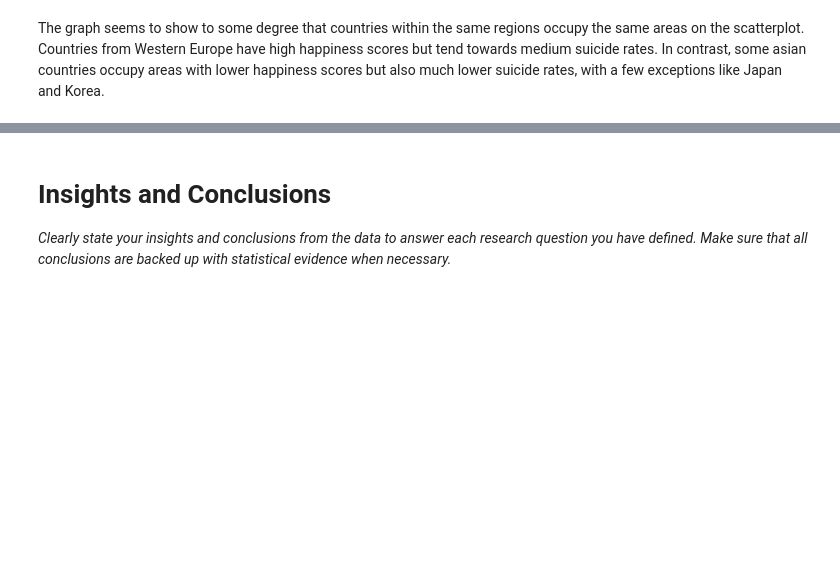
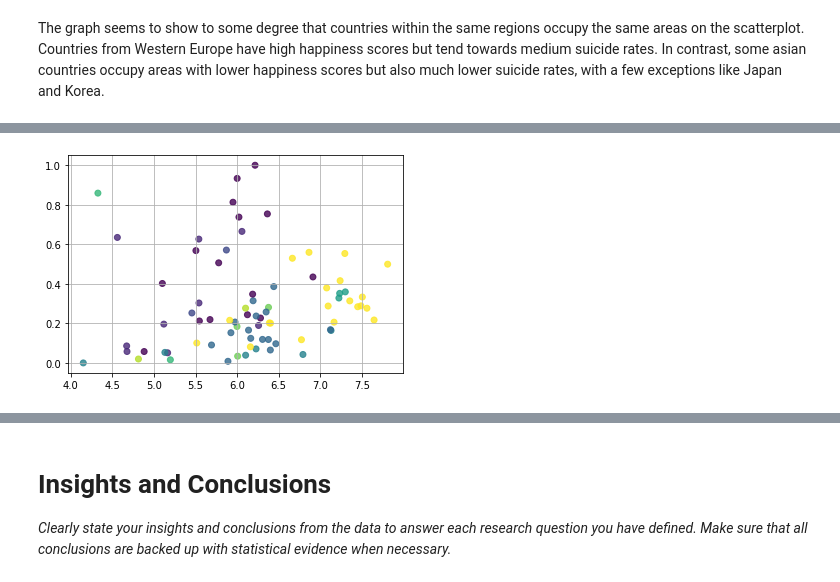
Before and after one commit to kayecandy/csmodel, a Jupyter notebook: Case Study/notebook.ipynb, the cells around one changed output, grey strips where cells are left out. Cells and saved outputs as stored; diff of their text form; code cells hidden in the pictures; blank space fills up the shorter version.

Commit message:
CS - clustering for second research question WIP
Added clustering steps for the second research question although the visualization still needs to be finished

```diff
--- a/Case Study/notebook.ipynb
+++ b/Case Study/notebook.ipynb
@@ -713,0 +721,8 @@ The graph seems to show to some degree that countries within the same regions oc
+# %%
+from kmeans import KMeans
+
+reduced_suicides_score_df = suicides_score_df[['Ladder score', 'normalized_rate', 'Regional indicator']].copy()
+kmeans = KMeans(10, 0, 2, 153, reduced_suicides_score_df)
+centroids = kmeans.initialize_centroids(reduced_suicides_score_df)
+
+reduced_suicides_score_df.head()
@@ -713,0 +736,9 @@ The graph seems to show to some degree that countries within the same regions oc
+# %%
+labels, index = np.unique(suicides_score_df['Regional indicator'], return_inverse=True)
+
+fig, ax = plt.subplots()
+sc = ax.scatter(reduced_suicides_score_df['Ladder score'], reduced_suicides_score_df['normalized_rate'], marker = 'o', c = index, alpha = 0.8)
+
+plt.grid()
+# %% [output]
+[figure, added]
```
Also changed, not shown: parts of 5 cells of this notebook.
